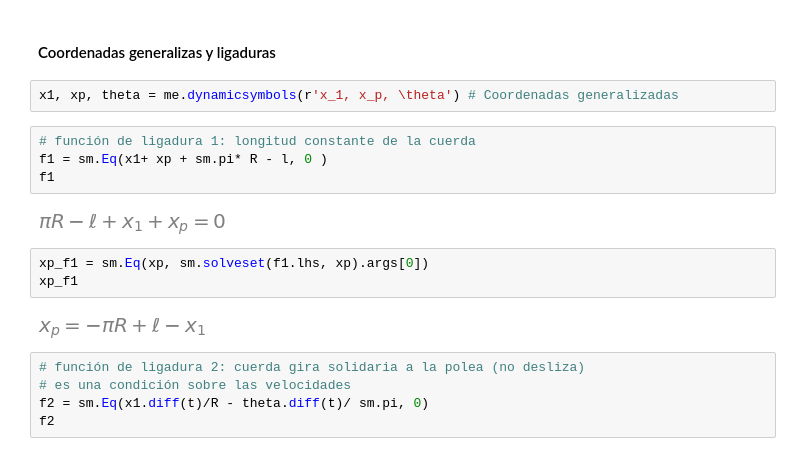
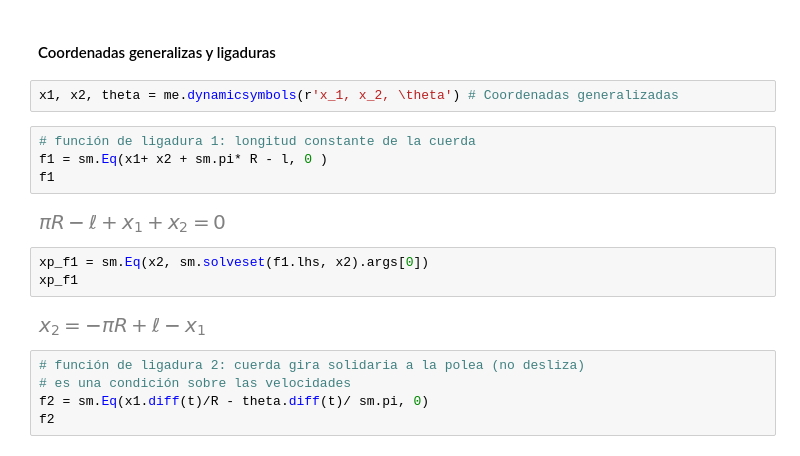
Before and after one commit to unlam/MecanicaAnaliticaComputacional, a Jupyter notebook: 05Simulación/atwoodSimulación_Resuelto.ipynb, the cells around one changed output. Cells and saved outputs as stored; diff of their text form.

```diff
--- a/05Simulación/atwoodSimulación_Resuelto.ipynb
+++ b/05Simulación/atwoodSimulación_Resuelto.ipynb
@@ -24,18 +24,18 @@ M, R, m1, m2, g, l = sm.symbols(r'M, R, m_1, m_2, g, \ell', positive=True) # Par
 # %% [markdown]
 #### Coordenadas generalizas y ligaduras
 # %%
-x1, xp, theta = me.dynamicsymbols(r'x_1, x_p, \theta') # Coordenadas generalizadas
+x1, x2, theta = me.dynamicsymbols(r'x_1, x_2, \theta') # Coordenadas generalizadas
 # %%
 # función de ligadura 1: longitud constante de la cuerda
-f1 = sm.Eq(x1+ xp + sm.pi* R - l, 0 )
+f1 = sm.Eq(x1+ x2 + sm.pi* R - l, 0 )
 f1
 # %% [output]
-[figure, old version]
+[figure, new version]
 # %%
-xp_f1 = sm.Eq(xp, sm.solveset(f1.lhs, xp).args[0])
+xp_f1 = sm.Eq(x2, sm.solveset(f1.lhs, x2).args[0])
 xp_f1
 # %% [output]
-[figure, old version]
+[figure, new version]
 # %%
 # función de ligadura 2: cuerda gira solidaria a la polea (no desliza)
 # es una condición sobre las velocidades
```
Also changed, not shown: parts of 1 cell of this notebook, 2 other files.
